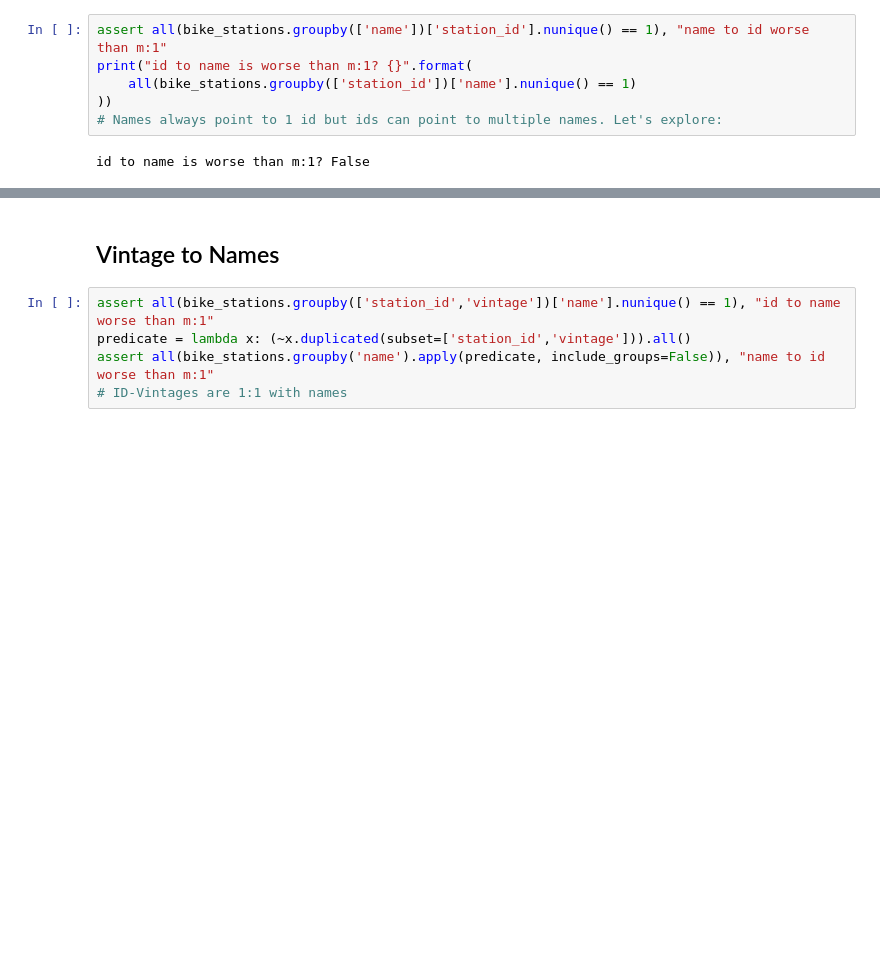
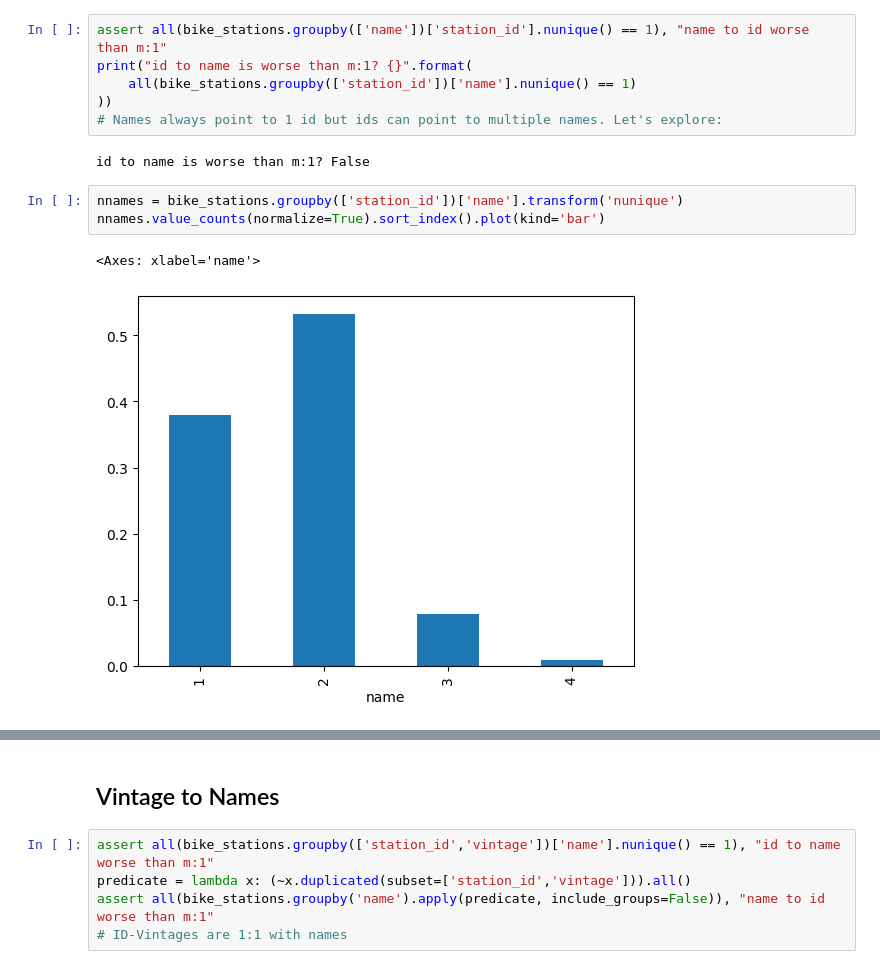
Before and after one commit to eric-mc2/DNCTransit, a Jupyter notebook: pipeline/2.1-profile-data.ipynb, the cells around one changed output, grey strips where cells are left out. Saved outputs shown, nothing was run; the diff lists cells and outputs as text; blank space fills up the shorter version.

```diff
--- a/pipeline/2.1-profile-data.ipynb
+++ b/pipeline/2.1-profile-data.ipynb
@@ -28,4 +28,10 @@ print("id to name is worse than m:1? {}".format(
 # Names always point to 1 id but ids can point to multiple names. Let's explore:
 # %% [output]
 id to name is worse than m:1? False
+# %%
+nnames = bike_stations.groupby(['station_id'])['name'].transform('nunique')
+nnames.value_counts(normalize=True).sort_index().plot(kind='bar')
+# %% [output]
+<Axes: xlabel='name'>
+[figure, added]
 # %%
```
Also changed, not shown: parts of 4 cells of this notebook, 8 other files.
